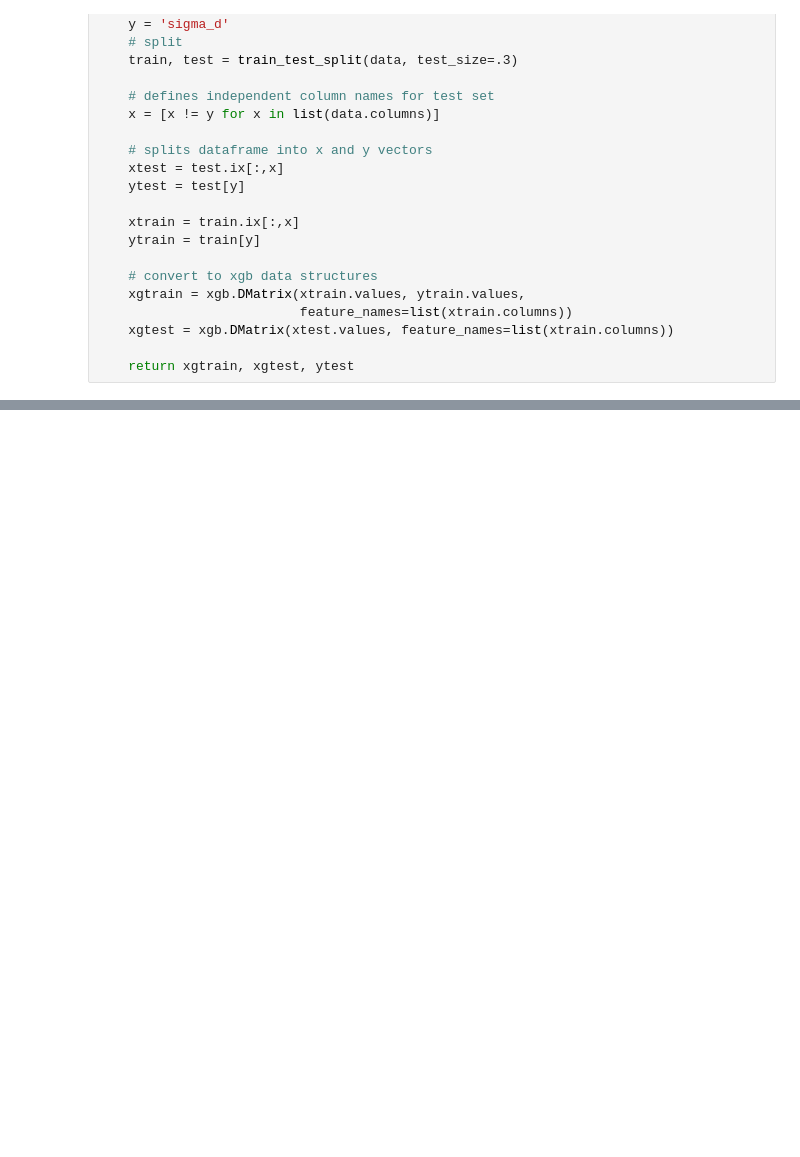
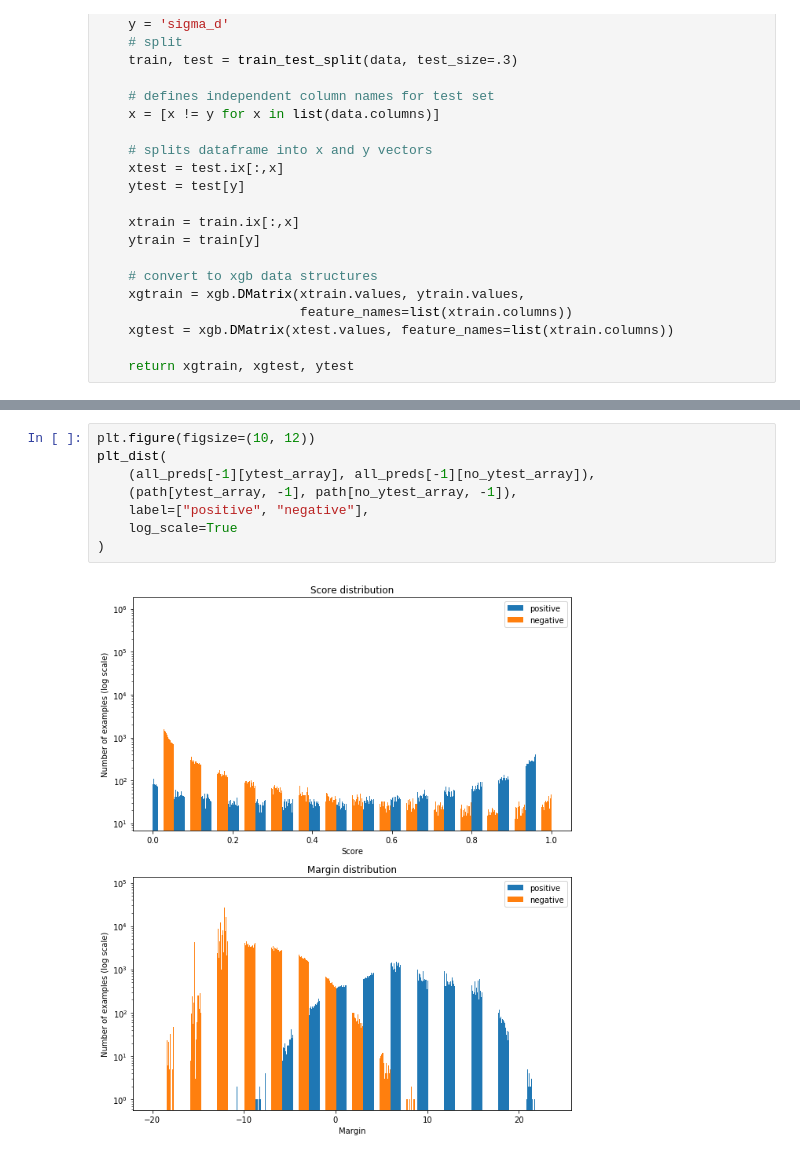
Before and after one commit to yoavfreund/Bathymetry, a Jupyter notebook: xgboost/xgsea.ipynb, the cells around one changed output, grey strips where cells are left out. Cells and saved outputs as stored; diff of their text form; blank space fills up the shorter version.

```diff
--- a/xgboost/xgsea.ipynb
+++ b/xgboost/xgsea.ipynb
@@ -224,0 +304,10 @@ for t in ['gain', 'cover', 'weight']:
+# %%
+plt.figure(figsize=(10, 12))
+plt_dist(
+    (all_preds[-1][ytest_array], all_preds[-1][no_ytest_array]),
+    (path[ytest_array, -1], path[no_ytest_array, -1]),
+    label=["positive", "negative"],
+    log_scale=True
+)
+# %% [output]
+[figure, added]
```
Also changed, not shown: parts of 23 cells of this notebook, 1 other file.
